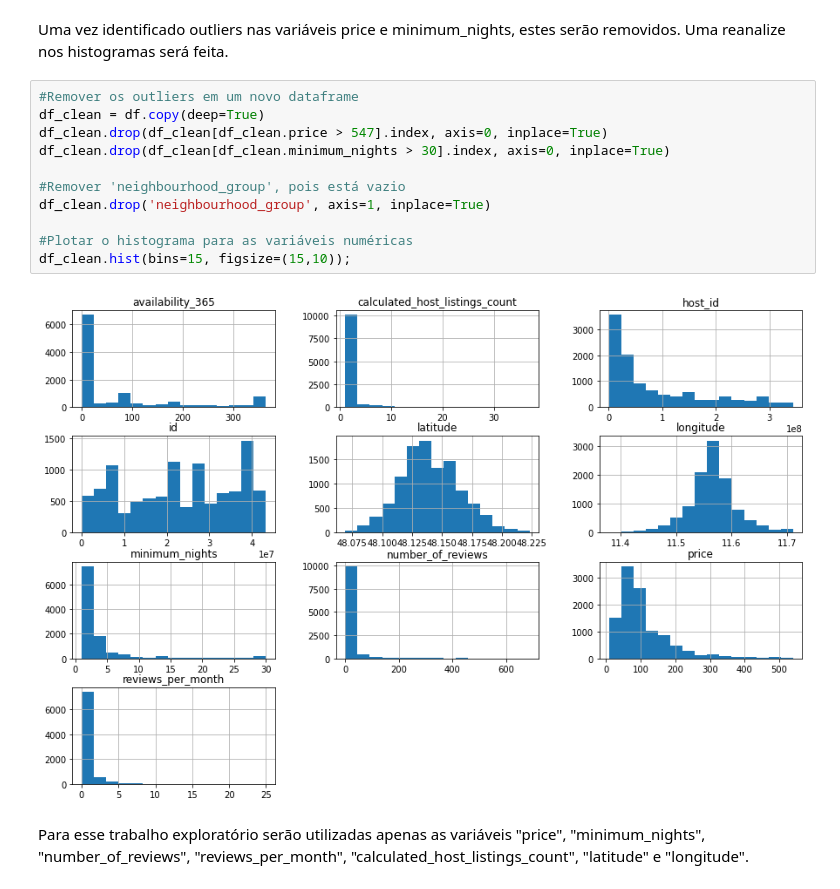
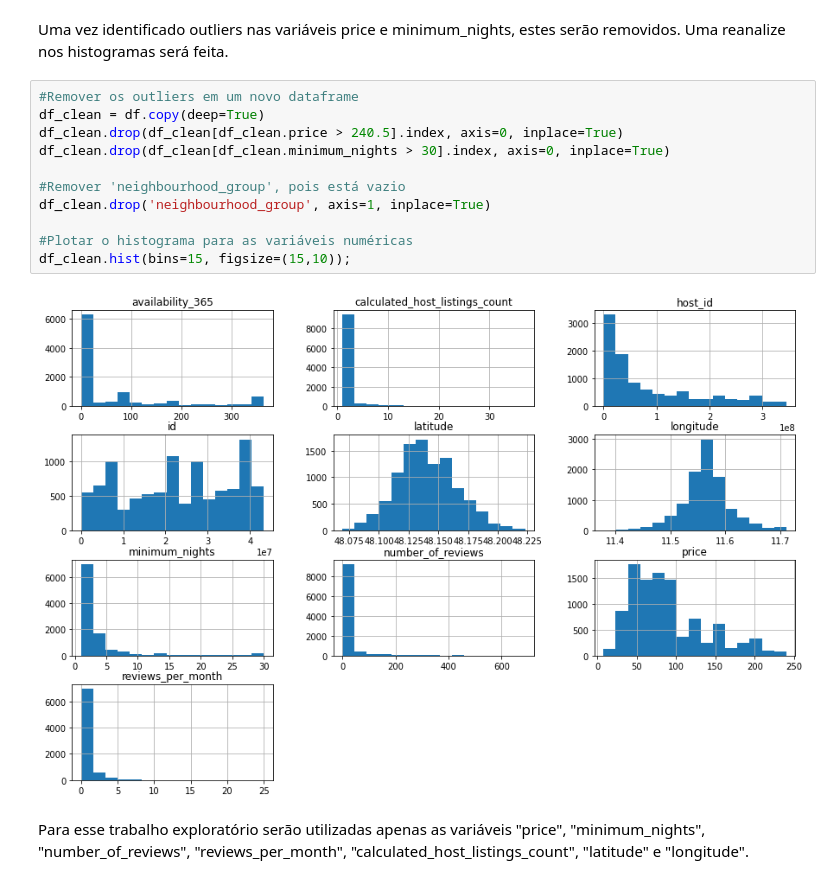
Before and after one commit to mateusgandra/data, a Jupyter notebook: Analisando_os_Dados_do_Airbnb_(Munique).ipynb, the cells around one changed output. Cells and saved outputs as stored; diff of their text form.

```diff
--- a/Analisando_os_Dados_do_Airbnb_(Munique).ipynb
+++ b/Analisando_os_Dados_do_Airbnb_(Munique).ipynb
@@ -238,16 +256,16 @@ Uma vez identificado outliers nas variáveis price e minimum_nights, estes serã
 # %%
 #Remover os outliers em um novo dataframe
 df_clean = df.copy(deep=True)
-df_clean.drop(df_clean[df_clean.price > 547].index, axis=0, inplace=True)
+df_clean.drop(df_clean[df_clean.price > 240.5].index, axis=0, inplace=True)
 df_clean.drop(df_clean[df_clean.minimum_nights > 30].index, axis=0, inplace=True)
 
 #Remover 'neighbourhood_group', pois está vazio
 df_clean.drop('neighbourhood_group', axis=1, inplace=True)
 
 #Plotar o histograma para as variáveis numéricas
 df_clean.hist(bins=15, figsize=(15,10));
 # %% [output]
-[figure, old version]
+[figure, new version]
 # %% [markdown]
 Para esse trabalho exploratório serão utilizadas apenas as variáveis "price", "minimum_nights", "number_of_reviews", "reviews_per_month", "calculated_host_listings_count", "latitude" e "longitude".
 # %%
```
Also changed, not shown: parts of 52 cells of this notebook.
